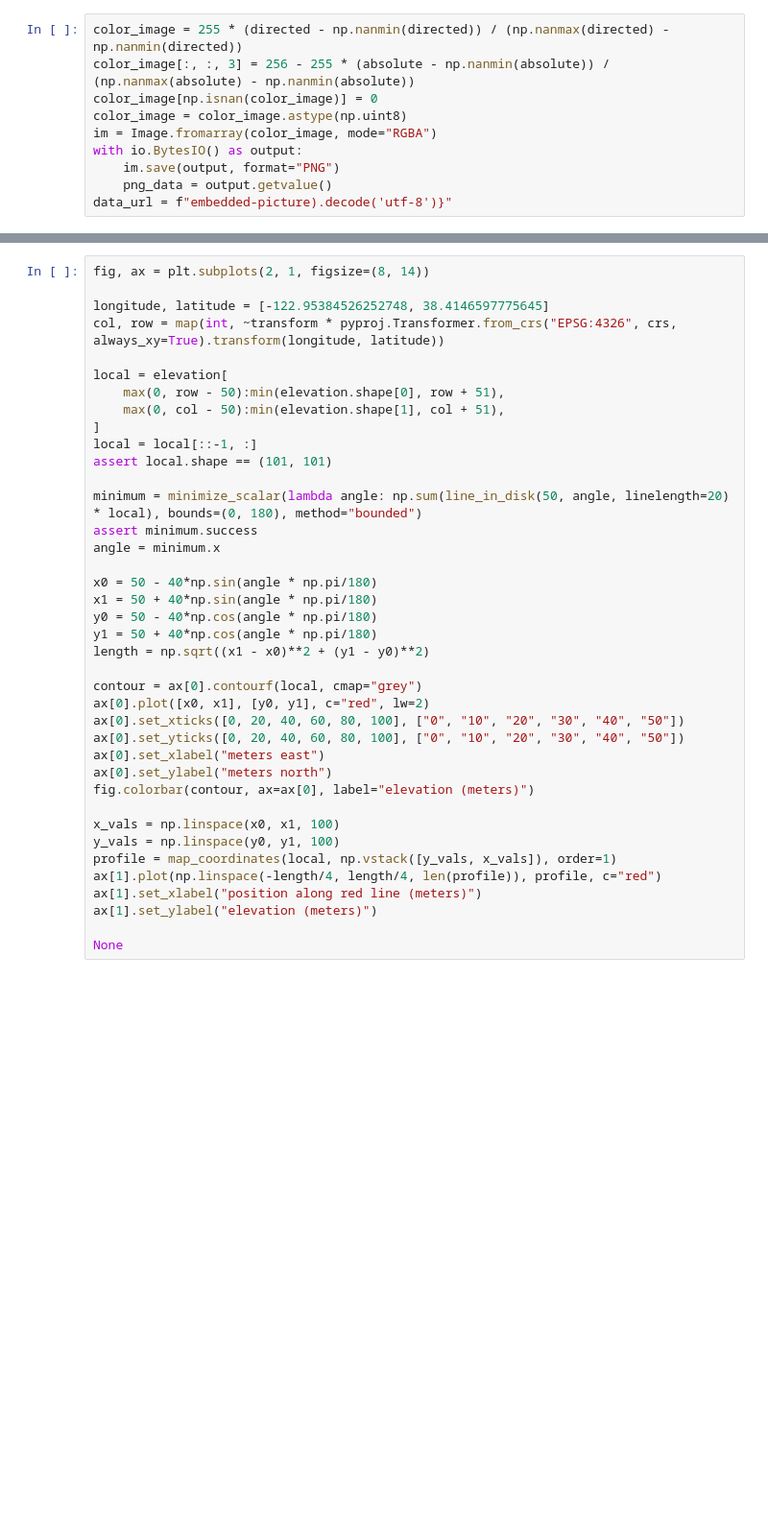
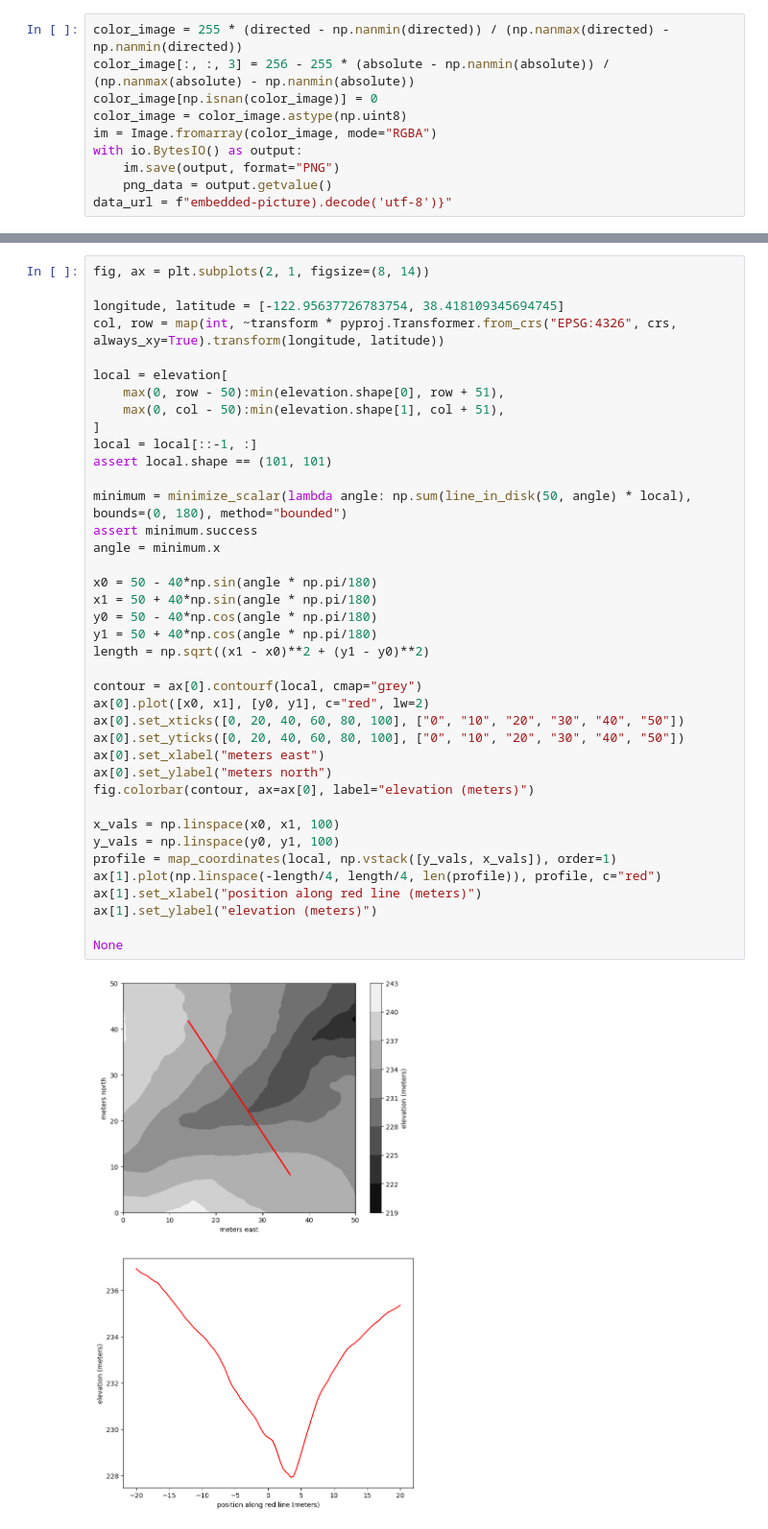
Before and after one commit to dsi-rse/gully-map, a Jupyter notebook: notebooks/convolution-kernels.ipynb, the cells around one changed output, grey strips where cells are left out. Shown: that part at 96% size. Cells and saved outputs as stored; diff of their text form; blank space fills up the shorter version.

```diff
--- a/notebooks/convolution-kernels.ipynb
+++ b/notebooks/convolution-kernels.ipynb
@@ -195,7 +228,7 @@ display(VBox([m, out]))
 # %%
 fig, ax = plt.subplots(2, 1, figsize=(8, 14))
 
-longitude, latitude = [-122.95384526252748, 38.4146597775645]
+longitude, latitude = [-122.95637726783754, 38.418109345694745]
 col, row = map(int, ~transform * pyproj.Transformer.from_crs("EPSG:4326", crs, always_xy=True).transform(longitude, latitude))
 
 local = elevation[
@@ -203,31 +236,33 @@ local = elevation[
     max(0, col - 50):min(elevation.shape[1], col + 51),
 ]
 local = local[::-1, :]
 assert local.shape == (101, 101)
 
-minimum = minimize_scalar(lambda angle: np.sum(line_in_disk(50, angle, linelength=20) * local), bounds=(0, 180), method="bounded")
+minimum = minimize_scalar(lambda angle: np.sum(line_in_disk(50, angle) * local), bounds=(0, 180), method="bounded")
 assert minimum.success
 angle = minimum.x
 
 x0 = 50 - 40*np.sin(angle * np.pi/180)
 x1 = 50 + 40*np.sin(angle * np.pi/180)
 y0 = 50 - 40*np.cos(angle * np.pi/180)
 y1 = 50 + 40*np.cos(angle * np.pi/180)
 length = np.sqrt((x1 - x0)**2 + (y1 - y0)**2)
 
 contour = ax[0].contourf(local, cmap="grey")
 ax[0].plot([x0, x1], [y0, y1], c="red", lw=2)
 ax[0].set_xticks([0, 20, 40, 60, 80, 100], ["0", "10", "20", "30", "40", "50"])
 ax[0].set_yticks([0, 20, 40, 60, 80, 100], ["0", "10", "20", "30", "40", "50"])
 ax[0].set_xlabel("meters east")
 ax[0].set_ylabel("meters north")
 fig.colorbar(contour, ax=ax[0], label="elevation (meters)")
 
 x_vals = np.linspace(x0, x1, 100)
 y_vals = np.linspace(y0, y1, 100)
 profile = map_coordinates(local, np.vstack([y_vals, x_vals]), order=1)
 ax[1].plot(np.linspace(-length/4, length/4, len(profile)), profile, c="red")
 ax[1].set_xlabel("position along red line (meters)")
 ax[1].set_ylabel("elevation (meters)")
 
 None
+# %% [output]
+[figure, added]
```
Also changed, not shown: parts of 8 cells of this notebook.
